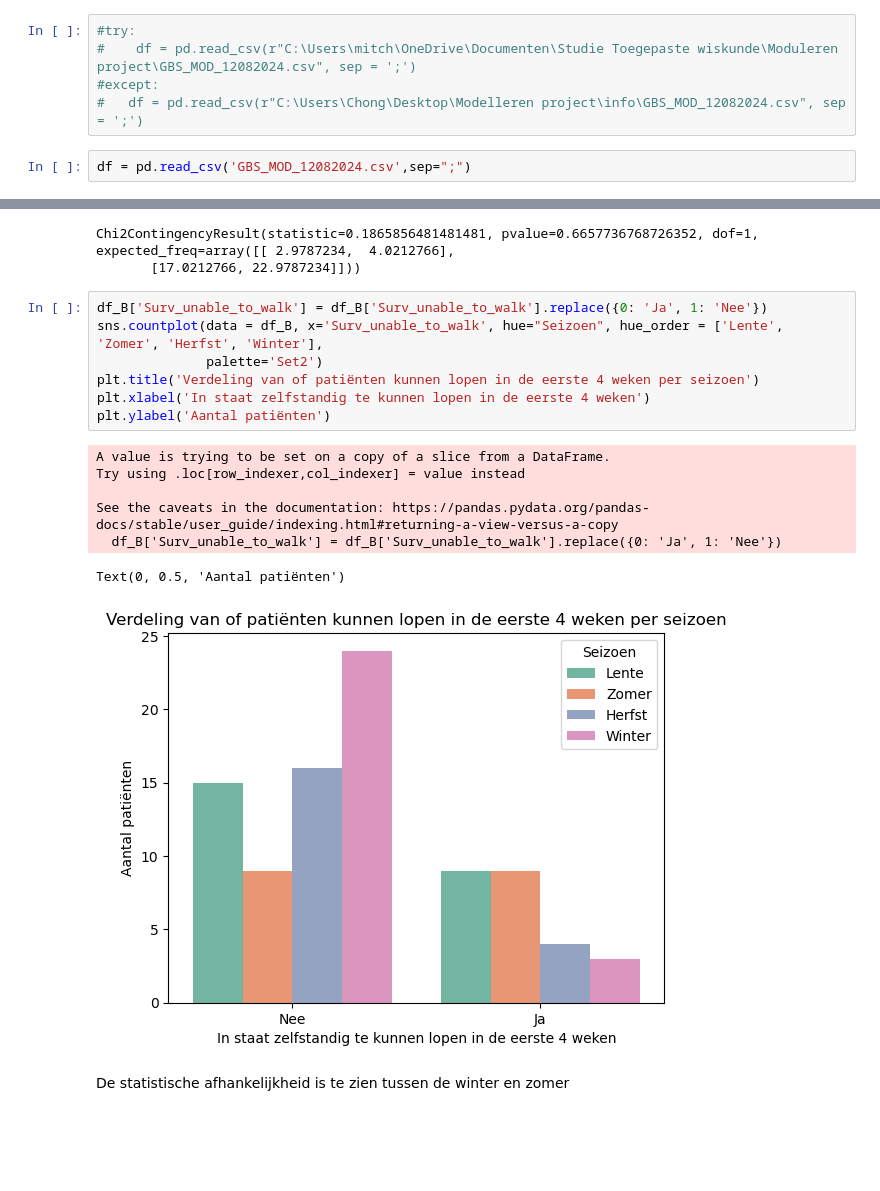
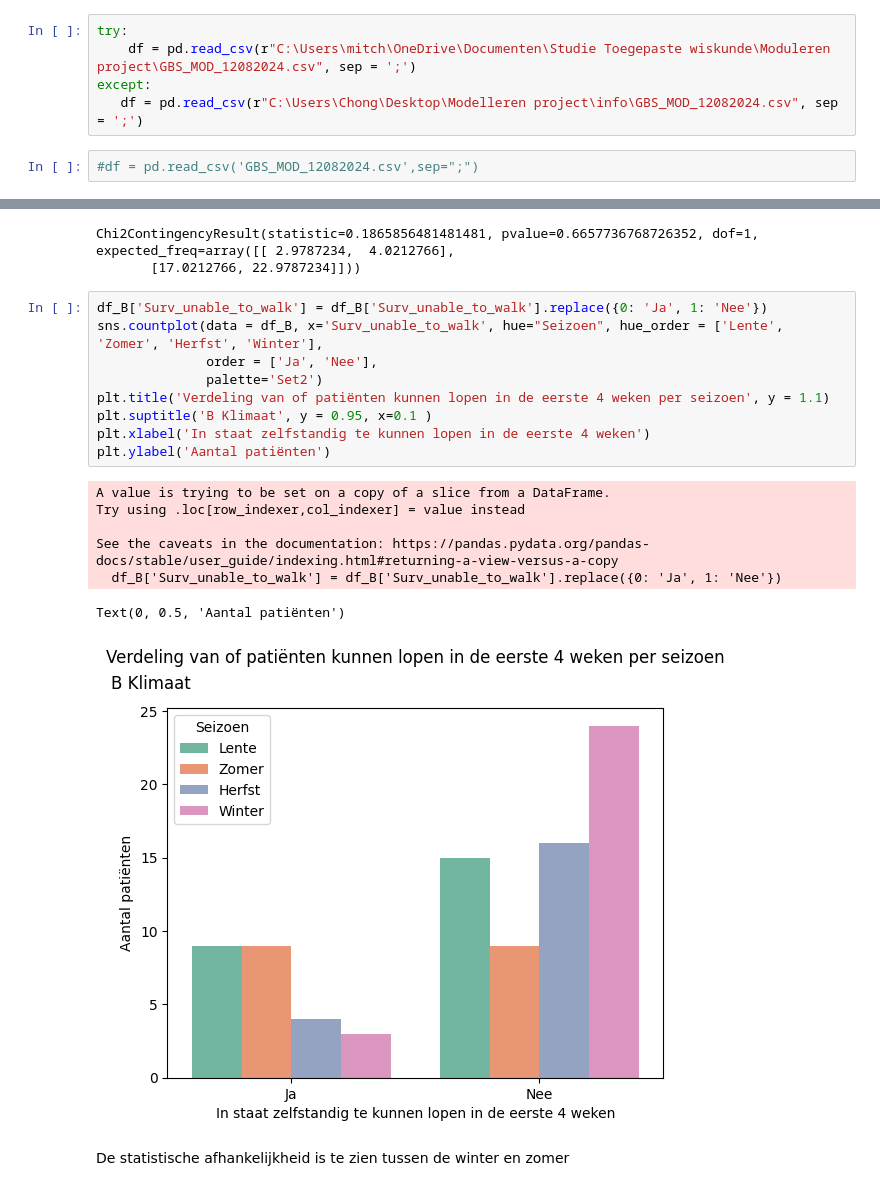
Before and after one commit to someoneontheworld/Modelleren-project, a Jupyter notebook: modelleren_code_Eindversie_groep_17.ipynb, the cells around one changed output, grey strips where cells are left out. Drawn from its saved outputs; the diff is of its cells as text; blank space fills up the shorter version.

Commit message:
Grafiek en bonferoni correctie beter toegepast

```diff
--- a/modelleren_code_Eindversie_groep_17.ipynb
+++ b/modelleren_code_Eindversie_groep_17.ipynb
@@ -15,12 +15,12 @@ from statsmodels.formula.api import ols
 from scipy.stats import levene
 from scipy.stats import ttest_1samp
 # %%
-#try:
-#    df = pd.read_csv(r"C:\Users\mitch\OneDrive\Documenten\Studie Toegepaste wiskunde\Moduleren project\GBS_MOD_12082024.csv", sep = ';')
-#except:
-#   df = pd.read_csv(r"C:\Users\Chong\Desktop\Modelleren project\info\GBS_MOD_12082024.csv", sep = ';')
+try:
+    df = pd.read_csv(r"C:\Users\mitch\OneDrive\Documenten\Studie Toegepaste wiskunde\Moduleren project\GBS_MOD_12082024.csv", sep = ';')
+except:
+   df = pd.read_csv(r"C:\Users\Chong\Desktop\Modelleren project\info\GBS_MOD_12082024.csv", sep = ';')
 # %%
-df = pd.read_csv('GBS_MOD_12082024.csv',sep=";")
+#df = pd.read_csv('GBS_MOD_12082024.csv',sep=";")
 # %%
 df
 # %% [output]
@@ -2408,18 +2410,20 @@ Chi2ContingencyResult(statistic=0.1865856481481481, pvalue=0.6657736768726352, d
 # %%
 df_B['Surv_unable_to_walk'] = df_B['Surv_unable_to_walk'].replace({0: 'Ja', 1: 'Nee'})
 sns.countplot(data = df_B, x='Surv_unable_to_walk', hue="Seizoen", hue_order = ['Lente', 'Zomer', 'Herfst', 'Winter'],
+              order = ['Ja', 'Nee'],
               palette='Set2')
-plt.title('Verdeling van of patiënten kunnen lopen in de eerste 4 weken per seizoen')
+plt.title('Verdeling van of patiënten kunnen lopen in de eerste 4 weken per seizoen', y = 1.1)
+plt.suptitle('B Klimaat', y = 0.95, x=0.1 )
 plt.xlabel('In staat zelfstandig te kunnen lopen in de eerste 4 weken')
 plt.ylabel('Aantal patiënten')
 # %% [output]
 A value is trying to be set on a copy of a slice from a DataFrame.
 Try using .loc[row_indexer,col_indexer] = value instead
 
 See the caveats in the documentation: https://pandas.pydata.org/pandas-docs/stable/user_guide/indexing.html#returning-a-view-versus-a-copy
   df_B['Surv_unable_to_walk'] = df_B['Surv_unable_to_walk'].replace({0: 'Ja', 1: 'Nee'})
 Text(0, 0.5, 'Aantal patiënten')
-[figure, old version]
+[figure, new version]
 # %% [markdown]
 De statistische afhankelijkheid is te zien tussen de winter en zomer
 # %% [markdown]
```
Also changed, not shown: parts of 59 cells of this notebook.
